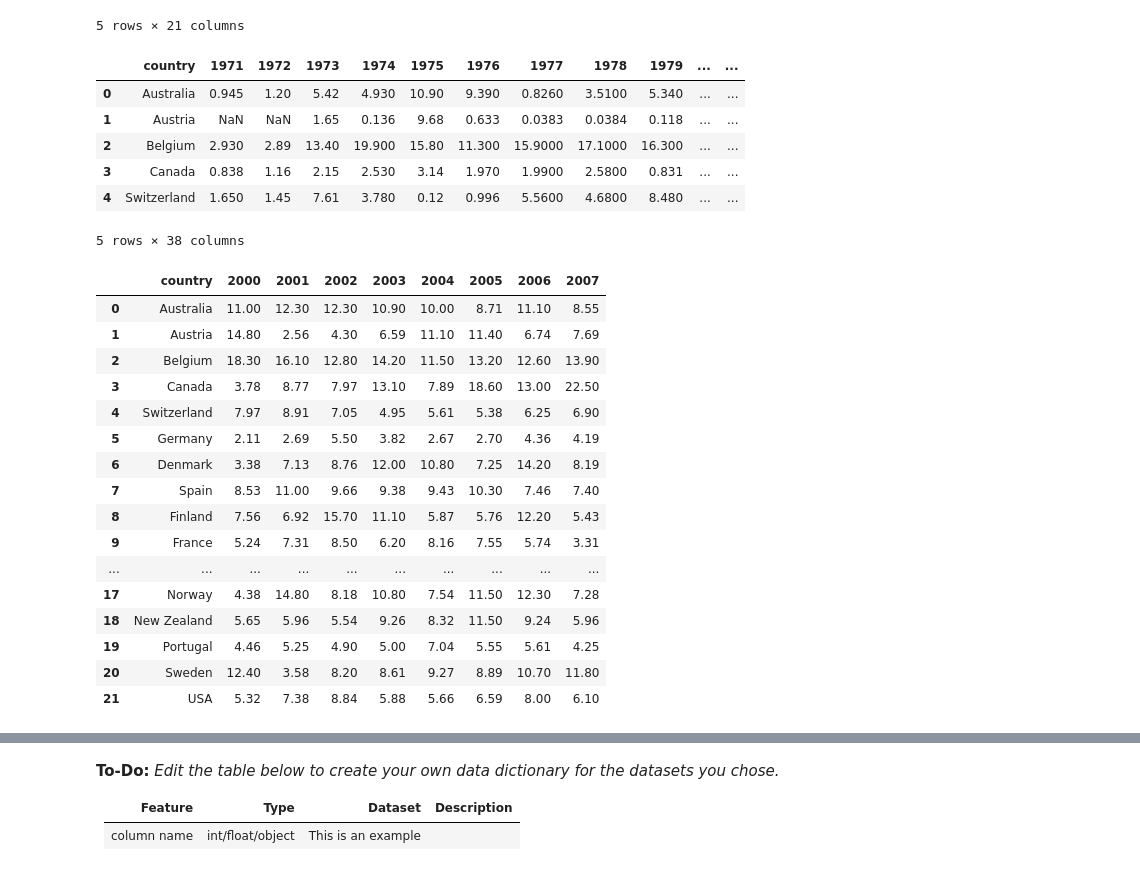
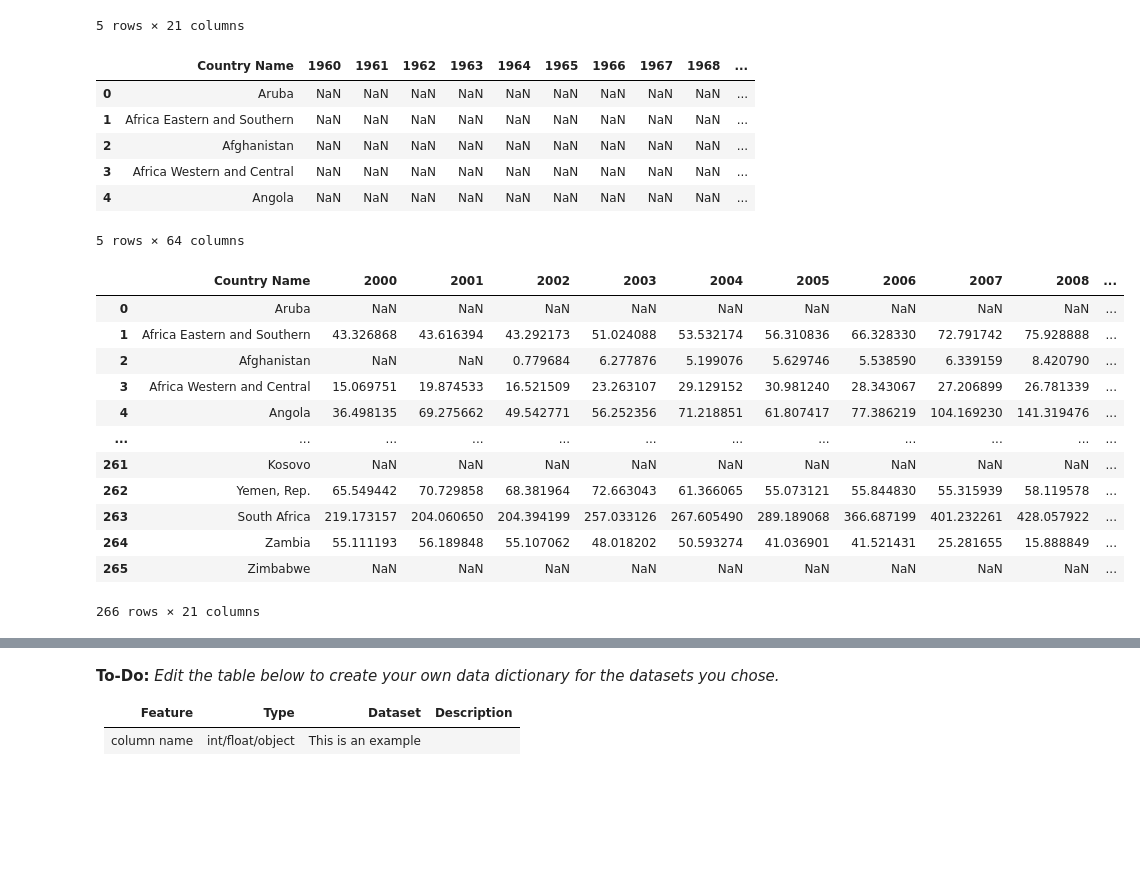
Before and after one commit to rafirahman27/World_Development_Statistics, a Jupyter notebook: code/starter-code.ipynb, the cells around one changed output, grey strips where cells are left out. Cells and saved outputs as stored; diff of their text form; code cells hidden in the pictures; blank space fills up the shorter version.

```diff
--- a/code/starter-code.ipynb
+++ b/code/starter-code.ipynb
@@ -129,7 +126,7 @@ import seaborn as sns
 
 population = pd.read_csv('../data/population.csv')
 life_expect = pd.read_csv('../data/life_expectancy.csv')
-health_aid = pd.read_csv('../data/health_aid_given_percent_of_aid.csv')
+health_aid = pd.read_csv('../data/API_SH.XPD.GHED.PP.CD_DS2_en_csv_v2_5872088.csv')
 medical_doc = pd.read_csv('../data/medical_doctors_per_1000_people.csv')
 # %% [markdown]
 ## Data Import and Cleaning
@@ -277,31 +274,27 @@ life_expect19.head()
 #Health aid data cleaning
 health_aid.head()
 # %% [output]
-|  | country | 1971 | 1972 | 1973 | 1974 | 1975 | 1976 | 1977 | 1978 | 1979 | ... | ... |
-| 0 | Australia | 0.945 | 1.20 | 5.42 | 4.930 | 10.90 | 9.390 | 0.8260 | 3.5100 | 5.340 | ... | ... |
-| 1 | Austria | NaN | NaN | 1.65 | 0.136 | 9.68 | 0.633 | 0.0383 | 0.0384 | 0.118 | ... | ... |
-| 2 | Belgium | 2.930 | 2.89 | 13.40 | 19.900 | 15.80 | 11.300 | 15.9000 | 17.1000 | 16.300 | ... | ... |
-| 3 | Canada | 0.838 | 1.16 | 2.15 | 2.530 | 3.14 | 1.970 | 1.9900 | 2.5800 | 0.831 | ... | ... |
-| 4 | Switzerland | 1.650 | 1.45 | 7.61 | 3.780 | 0.12 | 0.996 | 5.5600 | 4.6800 | 8.480 | ... | ... |
+|  | Country Name | 1960 | 1961 | 1962 | 1963 | 1964 | 1965 | 1966 | 1967 | 1968 | ... |
+| 0 | Aruba | NaN | NaN | NaN | NaN | NaN | NaN | NaN | NaN | NaN | ... |
+| 1 | Africa Eastern and Southern | NaN | NaN | NaN | NaN | NaN | NaN | NaN | NaN | NaN | ... |
+| 2 | Afghanistan | NaN | NaN | NaN | NaN | NaN | NaN | NaN | NaN | NaN | ... |
+| 3 | Africa Western and Central | NaN | NaN | NaN | NaN | NaN | NaN | NaN | NaN | NaN | ... |
+| 4 | Angola | NaN | NaN | NaN | NaN | NaN | NaN | NaN | NaN | NaN | ... |
-5 rows × 38 columns
+5 rows × 64 columns
 # %%
-health_aid23 = health_aid[['country'] + [str(year) for year in range(2000,2008)]]
-health_aid23
+health_aid20 = health_aid[['Country Name'] + [str(year) for year in range(2000,2020)]]
+health_aid20
 # %% [output]
-|  | country | 2000 | 2001 | 2002 | 2003 | 2004 | 2005 | 2006 | 2007 |
-| 0 | Australia | 11.00 | 12.30 | 12.30 | 10.90 | 10.00 | 8.71 | 11.10 | 8.55 |
-| 1 | Austria | 14.80 | 2.56 | 4.30 | 6.59 | 11.10 | 11.40 | 6.74 | 7.69 |
-| 2 | Belgium | 18.30 | 16.10 | 12.80 | 14.20 | 11.50 | 13.20 | 12.60 | 13.90 |
-| 3 | Canada | 3.78 | 8.77 | 7.97 | 13.10 | 7.89 | 18.60 | 13.00 | 22.50 |
-| 4 | Switzerland | 7.97 | 8.91 | 7.05 | 4.95 | 5.61 | 5.38 | 6.25 | 6.90 |
-| 5 | Germany | 2.11 | 2.69 | 5.50 | 3.82 | 2.67 | 2.70 | 4.36 | 4.19 |
-| 6 | Denmark | 3.38 | 7.13 | 8.76 | 12.00 | 10.80 | 7.25 | 14.20 | 8.19 |
-| 7 | Spain | 8.53 | 11.00 | 9.66 | 9.38 | 9.43 | 10.30 | 7.46 | 7.40 |
-| 8 | Finland | 7.56 | 6.92 | 15.70 | 11.10 | 5.87 | 5.76 | 12.20 | 5.43 |
-| 9 | France | 5.24 | 7.31 | 8.50 | 6.20 | 8.16 | 7.55 | 5.74 | 3.31 |
-| ... | ... | ... | ... | ... | ... | ... | ... | ... | ... |
-| 17 | Norway | 4.38 | 14.80 | 8.18 | 10.80 | 7.54 | 11.50 | 12.30 | 7.28 |
-| 18 | New Zealand | 5.65 | 5.96 | 5.54 | 9.26 | 8.32 | 11.50 | 9.24 | 5.96 |
-| 19 | Portugal | 4.46 | 5.25 | 4.90 | 5.00 | 7.04 | 5.55 | 5.61 | 4.25 |
-| 20 | Sweden | 12.40 | 3.58 | 8.20 | 8.61 | 9.27 | 8.89 | 10.70 | 11.80 |
-| 21 | USA | 5.32 | 7.38 | 8.84 | 5.88 | 5.66 | 6.59 | 8.00 | 6.10 |
+|  | Country Name | 2000 | 2001 | 2002 | 2003 | 2004 | 2005 | 2006 | 2007 | 2008 | ... |
+| 0 | Aruba | NaN | NaN | NaN | NaN | NaN | NaN | NaN | NaN | NaN | ... |
+| 1 | Africa Eastern and Southern | 43.326868 | 43.616394 | 43.292173 | 51.024088 | 53.532174 | 56.310836 | 66.328330 | 72.791742 | 75.928888 | ... |
+| 2 | Afghanistan | NaN | NaN | 0.779684 | 6.277876 | 5.199076 | 5.629746 | 5.538590 | 6.339159 | 8.420790 | ... |
+| 3 | Africa Western and Central | 15.069751 | 19.874533 | 16.521509 | 23.263107 | 29.129152 | 30.981240 | 28.343067 | 27.206899 | 26.781339 | ... |
+| 4 | Angola | 36.498135 | 69.275662 | 49.542771 | 56.252356 | 71.218851 | 61.807417 | 77.386219 | 104.169230 | 141.319476 | ... |
+| ... | ... | ... | ... | ... | ... | ... | ... | ... | ... | ... | ... |
+| 261 | Kosovo | NaN | NaN | NaN | NaN | NaN | NaN | NaN | NaN | NaN | ... |
+| 262 | Yemen, Rep. | 65.549442 | 70.729858 | 68.381964 | 72.663043 | 61.366065 | 55.073121 | 55.844830 | 55.315939 | 58.119578 | ... |
+| 263 | South Africa | 219.173157 | 204.060650 | 204.394199 | 257.033126 | 267.605490 | 289.189068 | 366.687199 | 401.232261 | 428.057922 | ... |
+| 264 | Zambia | 55.111193 | 56.189848 | 55.107062 | 48.018202 | 50.593274 | 41.036901 | 41.521431 | 25.281655 | 15.888849 | ... |
+| 265 | Zimbabwe | NaN | NaN | NaN | NaN | NaN | NaN | NaN | NaN | NaN | ... |
+266 rows × 21 columns
```
Also changed, not shown: parts of 6 cells of this notebook, 2 other files.
